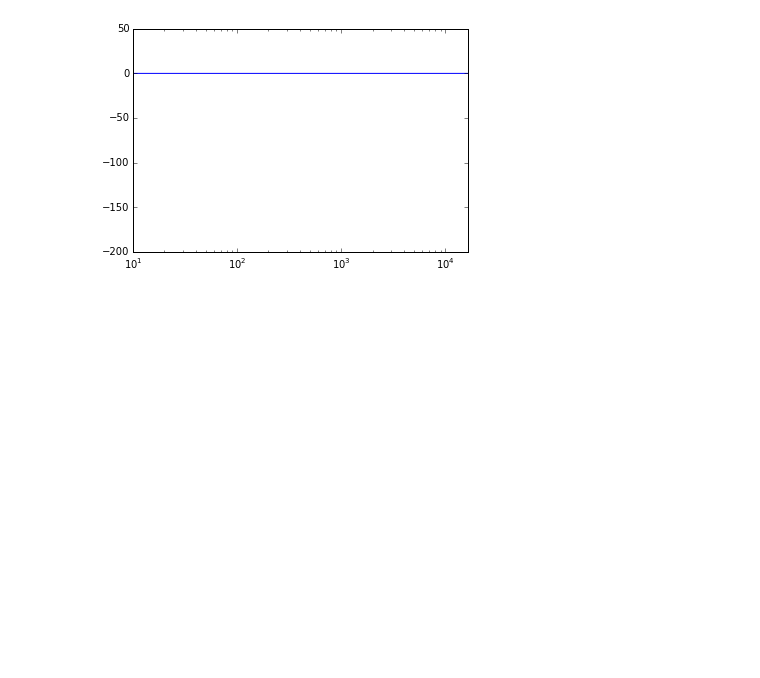
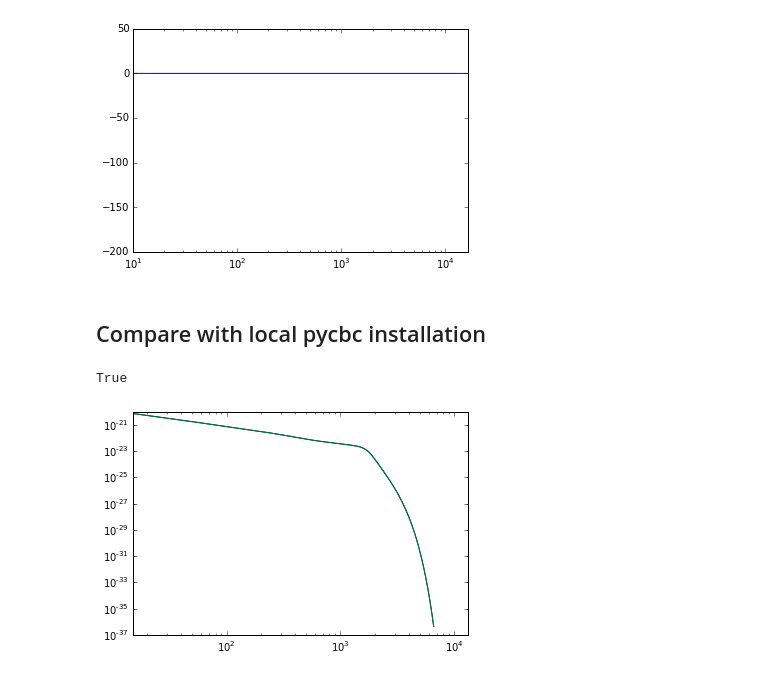
Before and after one commit to prayush/nsbh_tidal, a Jupyter notebook: LAL/LackeyLALTest.ipynb, the cells around one changed output. Drawn from its saved outputs; the diff is of its cells as text; code cells hidden in the pictures; blank space fills up the shorter version.

Commit message:
update test with local pycbc installation

```diff
--- a/LAL/LackeyLALTest.ipynb
+++ b/LAL/LackeyLALTest.ipynb
@@ -465,3 +465,26 @@ Py:
 v 0.402052621695
 mfP, E 0.02 3.47032936193e-05
 psiT, DpsiT -1.26987534248 -113.359286298
+# %% [markdown]
+## Compare with local pycbc installation
+# %%
+data_Py = loadtxt('Lackey_M9.45_Et0.12_S0.50_L600.0_f15.0.dat')
+data_LAL = loadtxt('Lackey_LAL_M9.45_Et0.12_S0.50_L600.0_f15.0.dat')
+
+data_Py = loadtxt('Lackey_M9.23_Et0.12_S0.17_L1035.6_f15.0.dat')
+data_LAL = loadtxt('Lackey_LAL_M9.23_Et0.12_S0.17_L1035.6_f15.0.dat')
+# %%
+fPy = data_Py.T[0]
+hPy = data_Py.T[1] + 1j*data_Py.T[2]
+fLAL = data_LAL.T[0]
+hLAL = data_LAL.T[1] + 1j*data_LAL.T[2]
+# %%
+np.allclose(fPy, fLAL)
+# %% [output]
+True
+# %%
+loglog(fPy, abs(hPy))
+loglog(fLAL, abs(hLAL))
+xlim([15, fPy[-1]]);
+# %% [output]
+[figure, added]
```
Also changed, not shown: parts of 18 cells of this notebook, 1 other file.
